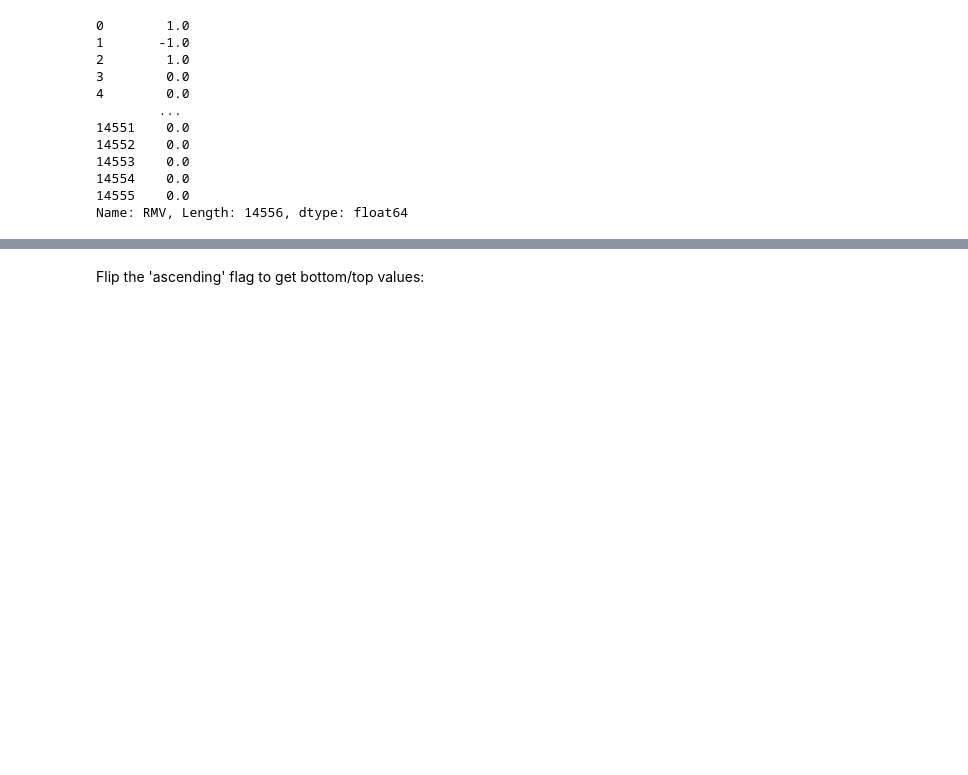
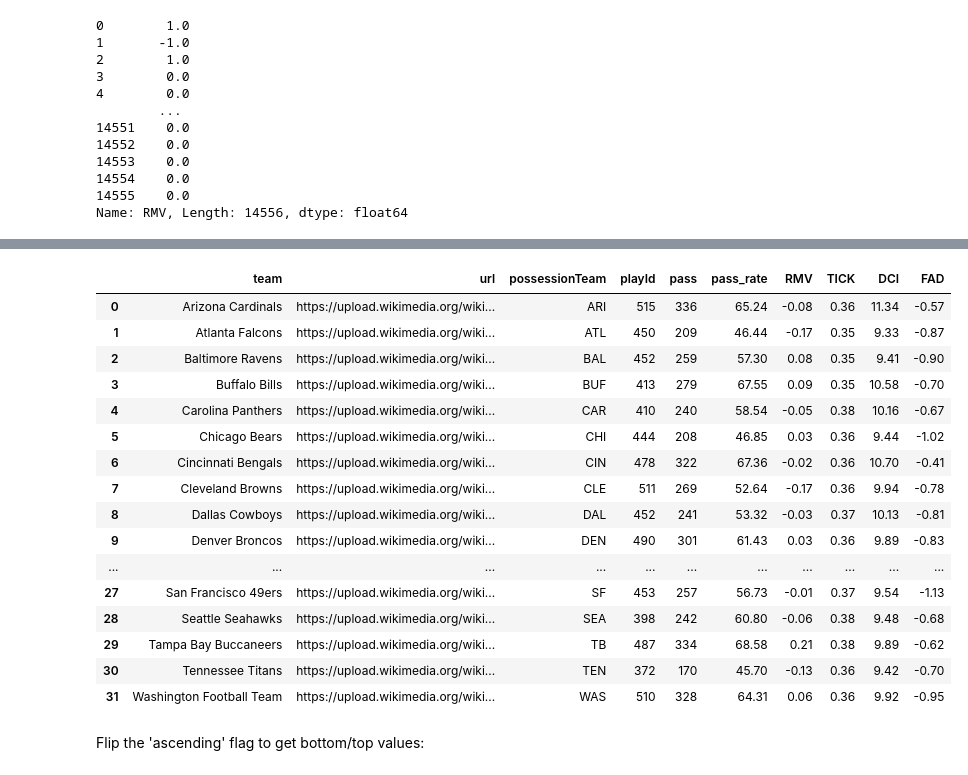
Before and after one commit to meagvo/NFL_BDB2025, a Jupyter notebook: pred-nov8-working.ipynb, the cells around one changed output, grey strips where cells are left out. Cells and saved outputs as stored; diff of their text form; code cells hidden in the pictures; blank space fills up the shorter version.

```diff
--- a/pred-nov8-working.ipynb
+++ b/pred-nov8-working.ipynb
@@ -651,0 +651,3 @@ logo_df=get_logo_df()
+# %%
+logo_df=pd.read_csv('logos/nfl_teamlogos.csv')
+logo_df
@@ -652,4 +672,4 @@ logo_df=get_logo_df()
 # %%
-leaderboard2=pd.merge(logo_df, leaderboard, left_on='team_abbr', right_on='possessionTeam')
-leaderboard2.drop(columns='team_abbr', inplace=True)
+leaderboard2=pd.merge(logo_df, leaderboard, left_on='team_code', right_on='possessionTeam')
+leaderboard2.drop(columns='team_code', inplace=True)
 #leaderboard2
@@ -673,0 +676,20 @@ def percent_formatter(p):
+# %%
+leaderboard2
+# %% [output]
+|  | team | url | possessionTeam | playId | pass | pass_rate | RMV | TICK | DCI | FAD |
+| 0 | Arizona Cardinals | https://upload.wikimedia.org/wiki... | ARI | 515 | 336 | 65.24 | -0.08 | 0.36 | 11.34 | -0.57 |
+| 1 | Atlanta Falcons | https://upload.wikimedia.org/wiki... | ATL | 450 | 209 | 46.44 | -0.17 | 0.35 | 9.33 | -0.87 |
+| 2 | Baltimore Ravens | https://upload.wikimedia.org/wiki... | BAL | 452 | 259 | 57.30 | 0.08 | 0.35 | 9.41 | -0.90 |
+| 3 | Buffalo Bills | https://upload.wikimedia.org/wiki... | BUF | 413 | 279 | 67.55 | 0.09 | 0.35 | 10.58 | -0.70 |
+| 4 | Carolina Panthers | https://upload.wikimedia.org/wiki... | CAR | 410 | 240 | 58.54 | -0.05 | 0.38 | 10.16 | -0.67 |
+| 5 | Chicago Bears | https://upload.wikimedia.org/wiki... | CHI | 444 | 208 | 46.85 | 0.03 | 0.36 | 9.44 | -1.02 |
+| 6 | Cincinnati Bengals | https://upload.wikimedia.org/wiki... | CIN | 478 | 322 | 67.36 | -0.02 | 0.36 | 10.70 | -0.41 |
+| 7 | Cleveland Browns | https://upload.wikimedia.org/wiki... | CLE | 511 | 269 | 52.64 | -0.17 | 0.36 | 9.94 | -0.78 |
+| 8 | Dallas Cowboys | https://upload.wikimedia.org/wiki... | DAL | 452 | 241 | 53.32 | -0.03 | 0.37 | 10.13 | -0.81 |
+| 9 | Denver Broncos | https://upload.wikimedia.org/wiki... | DEN | 490 | 301 | 61.43 | 0.03 | 0.36 | 9.89 | -0.83 |
+| ... | ... | ... | ... | ... | ... | ... | ... | ... | ... | ... |
+| 27 | San Francisco 49ers | https://upload.wikimedia.org/wiki... | SF | 453 | 257 | 56.73 | -0.01 | 0.37 | 9.54 | -1.13 |
+| 28 | Seattle Seahawks | https://upload.wikimedia.org/wiki... | SEA | 398 | 242 | 60.80 | -0.06 | 0.38 | 9.48 | -0.68 |
+| 29 | Tampa Bay Buccaneers | https://upload.wikimedia.org/wiki... | TB | 487 | 334 | 68.58 | 0.21 | 0.38 | 9.89 | -0.62 |
+| 30 | Tennessee Titans | https://upload.wikimedia.org/wiki... | TEN | 372 | 170 | 45.70 | -0.13 | 0.36 | 9.42 | -0.70 |
+| 31 | Washington Football Team | https://upload.wikimedia.org/wiki... | WAS | 510 | 328 | 64.31 | 0.06 | 0.36 | 9.92 | -0.95 |
```
Also changed, not shown: parts of 34 cells of this notebook, 7 other files.
